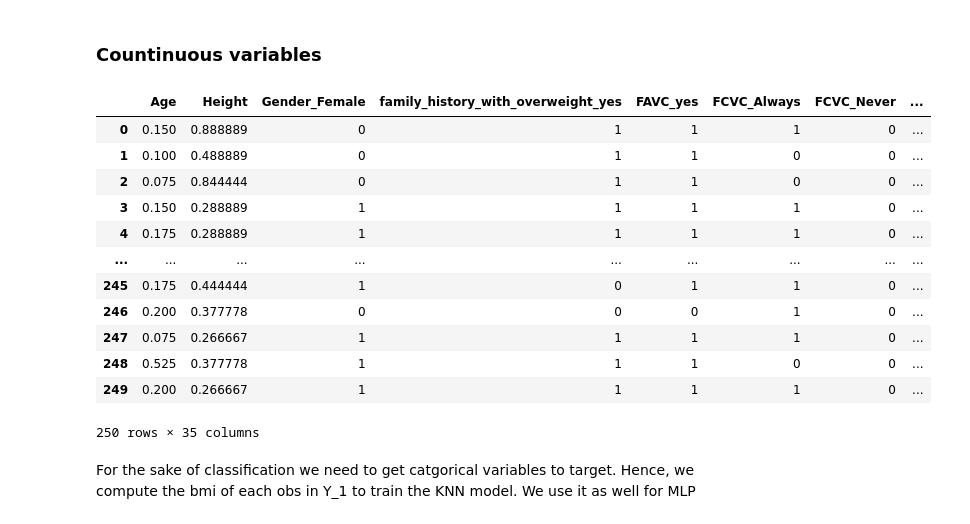
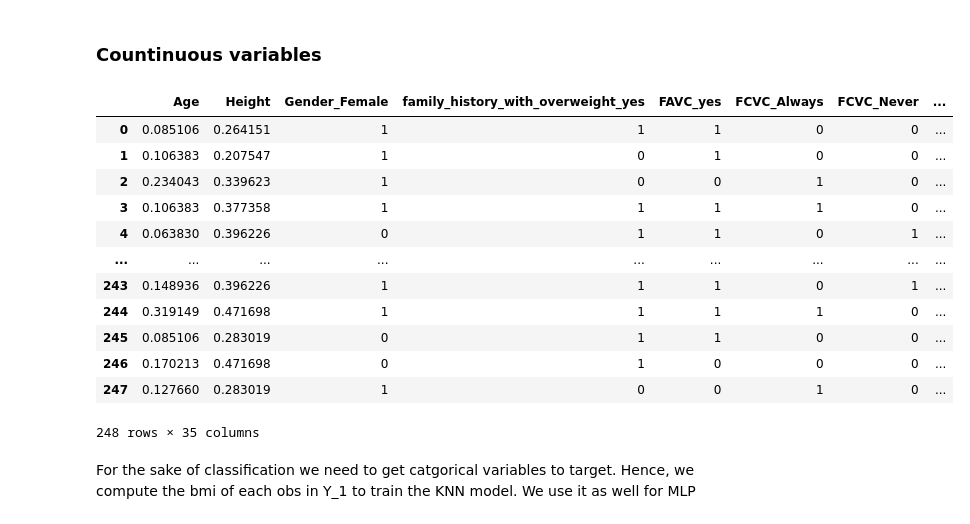
Before and after one commit to SimonLegendrre/LELEC2870_ML_Project1, a Jupyter notebook: project.ipynb, the cells around one changed output. Saved outputs shown, nothing was run; the diff lists cells and outputs as text; code cells hidden in the pictures.

```diff
--- a/project.ipynb
+++ b/project.ipynb
@@ -275,20 +307,23 @@ def scale_data(data, scaler):
 # %%
 X1_cleaned_scale = scale_data(X_1_cleaned, "MinMax")
 X1_cleaned_scale
+
+X_2clean_scale = scale_data(X_2_cleaned, "MinMax")
+X_2clean_scale
 # %% [output]
 |  | Age | Height | Gender_Female | family_history_with_overweight_yes | FAVC_yes | FCVC_Always | FCVC_Never | ... |
-| 0 | 0.150 | 0.888889 | 0 | 1 | 1 | 1 | 0 | ... |
-| 1 | 0.100 | 0.488889 | 0 | 1 | 1 | 0 | 0 | ... |
-| 2 | 0.075 | 0.844444 | 0 | 1 | 1 | 0 | 0 | ... |
-| 3 | 0.150 | 0.288889 | 1 | 1 | 1 | 1 | 0 | ... |
-| 4 | 0.175 | 0.288889 | 1 | 1 | 1 | 1 | 0 | ... |
+| 0 | 0.085106 | 0.264151 | 1 | 1 | 1 | 0 | 0 | ... |
+| 1 | 0.106383 | 0.207547 | 1 | 0 | 1 | 0 | 0 | ... |
+| 2 | 0.234043 | 0.339623 | 1 | 0 | 0 | 1 | 0 | ... |
+| 3 | 0.106383 | 0.377358 | 1 | 1 | 1 | 1 | 0 | ... |
+| 4 | 0.063830 | 0.396226 | 0 | 1 | 1 | 0 | 1 | ... |
 | ... | ... | ... | ... | ... | ... | ... | ... | ... |
-| 245 | 0.175 | 0.444444 | 1 | 0 | 1 | 1 | 0 | ... |
-| 246 | 0.200 | 0.377778 | 0 | 0 | 0 | 1 | 0 | ... |
-| 247 | 0.075 | 0.266667 | 1 | 1 | 1 | 1 | 0 | ... |
-| 248 | 0.525 | 0.377778 | 1 | 1 | 1 | 0 | 0 | ... |
-| 249 | 0.200 | 0.266667 | 1 | 1 | 1 | 1 | 0 | ... |
+| 243 | 0.148936 | 0.396226 | 1 | 1 | 1 | 0 | 1 | ... |
+| 244 | 0.319149 | 0.471698 | 1 | 1 | 1 | 1 | 0 | ... |
+| 245 | 0.085106 | 0.283019 | 0 | 1 | 1 | 0 | 0 | ... |
+| 246 | 0.170213 | 0.471698 | 0 | 1 | 0 | 0 | 0 | ... |
+| 247 | 0.127660 | 0.283019 | 1 | 0 | 0 | 1 | 0 | ... |
-250 rows × 35 columns
+248 rows × 35 columns
 # %% [markdown]
 For the sake of classification we need to get catgorical variables to target. Hence, we compute the bmi of each obs in Y_1 to train the KNN model.
 We use it as well for MLP
```
Also changed, not shown: parts of 29 cells of this notebook, 3 other files.
